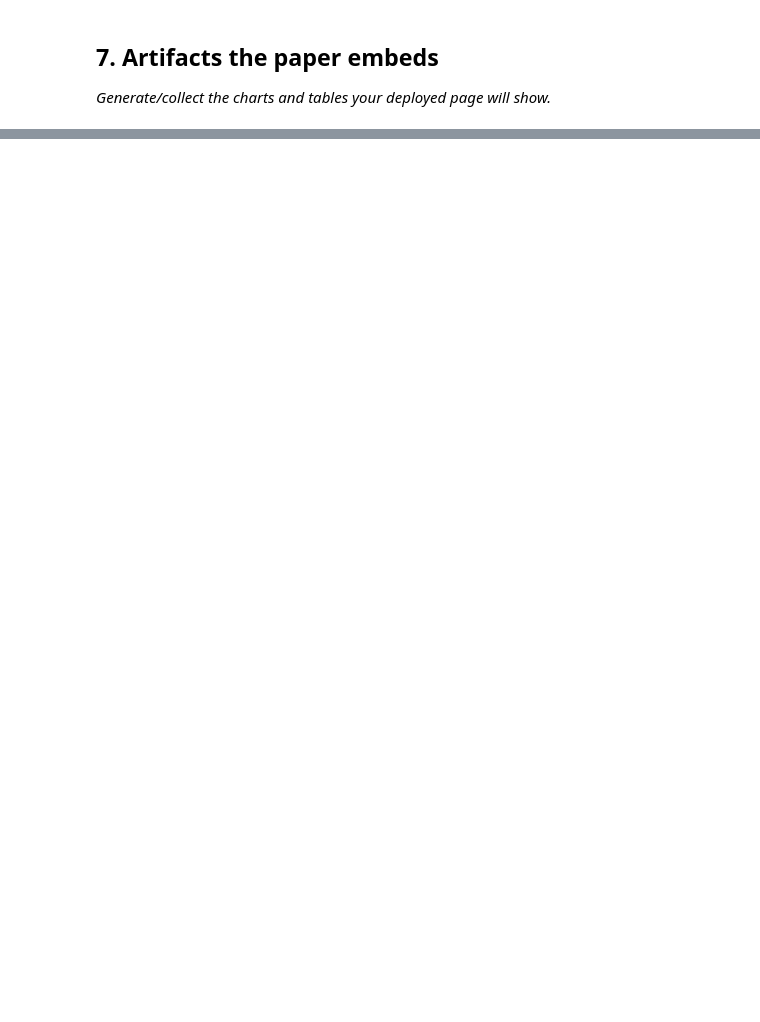
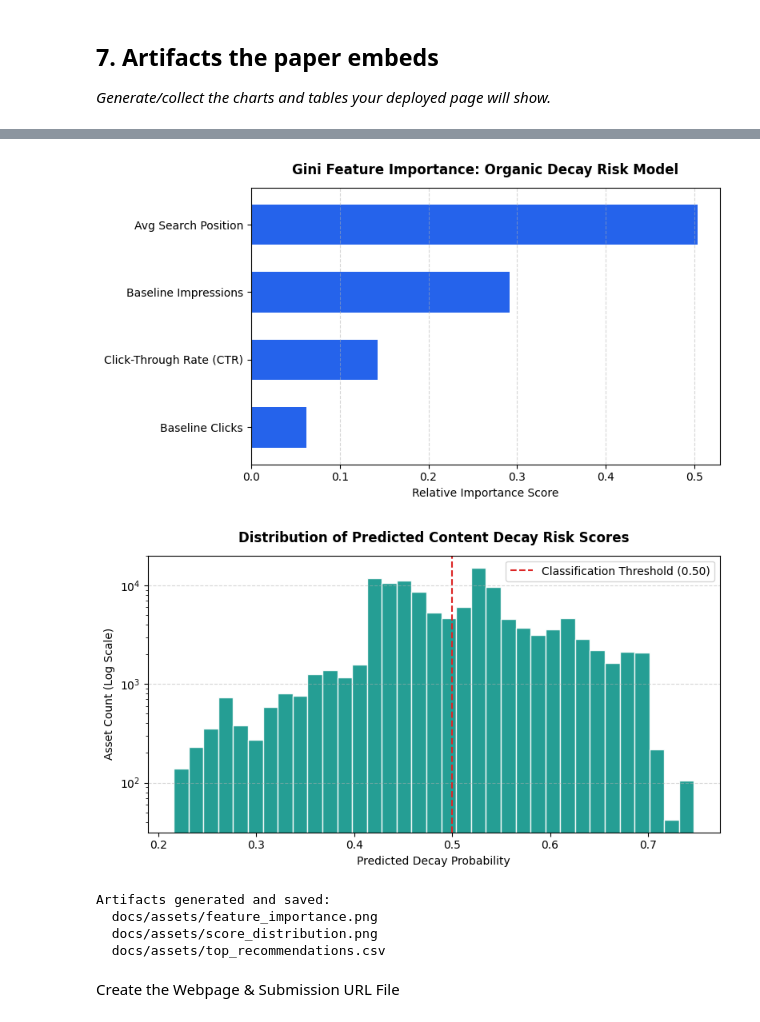
Before and after one commit to Aishwarya00608/FlyRank_Assignment, a Jupyter notebook: work/notebooks/capstone.ipynb, the cells around one changed output, grey strips where cells are left out. Saved outputs shown, nothing was run; the diff lists cells and outputs as text; code cells hidden in the pictures; blank space fills up the shorter version.

Commit message:
Add completed capstone notebook
Use HF_TOKEN from the environment instead of committing credentials.\n\nCo-authored-by: Copilot App <223556219+Copilot@users.noreply.github.com>

```diff
--- a/work/notebooks/capstone.ipynb
+++ b/work/notebooks/capstone.ipynb
@@ -14,3 +20,22 @@ This skeleton is yours to fill. Work the sections **in order** — each one has
 ## 2. Data
 
 *Which release, which tables, date windows, what you excluded and why. Public-safe.*
+# %%
+import duckdb
+import pandas as pd
+import numpy as np
+import os
+
+# 1. Connect DuckDB
+con = duckdb.connect()
+
+# 2. Install and load httpfs FIRST so DuckDB knows what Hugging Face is
+con.execute("INSTALL httpfs; LOAD httpfs;")
+
+# 3. Configure the Hugging Face token
+HF_TOKEN = os.environ.get("HF_TOKEN")
+if not HF_TOKEN:
+    raise RuntimeError("Set the HF_TOKEN environment variable before running this notebook.")
+con.execute(f"CREATE SECRET (TYPE HUGGINGFACE, TOKEN '{HF_TOKEN}');")
+
+print("DuckDB connected and configured successfully!")
@@ -36,0 +286,59 @@ This skeleton is yours to fill. Work the sections **in order** — each one has
+# %%
+import os
+import matplotlib.pyplot as plt
+import seaborn as sns
+
+# Ensure asset directory exists
+os.makedirs("docs/assets", exist_ok=True)
+
+# -------------------------------------------------------------
+# 1. Feature Importance Artifact
+# -------------------------------------------------------------
+feat_imp = pd.Series(rf_model.feature_importances_, index=[
+    'Baseline Impressions', 'Baseline Clicks', 'Avg Search Position', 'Click-Through Rate (CTR)'
+]).sort_values(ascending=True)
+
+plt.figure(figsize=(8, 4.5))
+ax1 = feat_imp.plot(kind='barh', color='#2563eb', width=0.6)
+plt.title("Gini Feature Importance: Organic Decay Risk Model", fontsize=12, fontweight='bold', pad=12)
+plt.xlabel("Relative Importance Score", fontsize=10)
+plt.grid(axis='x', linestyle='--', alpha=0.5)
+plt.tight_layout()
+plt.savefig("docs/assets/feature_importance.png", dpi=200)
+plt.show()
+
+# -------------------------------------------------------------
+# 2. Risk Score Distribution Artifact
+# -------------------------------------------------------------
+plt.figure(figsize=(8, 4.5))
+plt.hist(df['decay_risk_score'], bins=35, color='#0d9488', edgecolor='white', alpha=0.9)
+plt.axvline(0.5, color='#dc2626', linestyle='--', linewidth=1.5, label='Classification Threshold (0.50)')
+plt.title("Distribution of Predicted Content Decay Risk Scores", fontsize=12, fontweight='bold', pad=12)
+plt.xlabel("Predicted Decay Probability", fontsize=10)
+plt.ylabel("Asset Count (Log Scale)", fontsize=10)
+plt.yscale('log')
+plt.legend()
+plt.grid(axis='y', linestyle='--', alpha=0.5)
+plt.tight_layout()
+plt.savefig("docs/assets/score_distribution.png", dpi=200)
+plt.show()
+
+# -------------------------------------------------------------
+# 3. Export Summary Table & Ranked Queue
+# -------------------------------------------------------------
+# Save the top prioritized audit queue for editorial workflows
+ranked_recommendations.to_csv("docs/assets/top_recommendations.csv", index=False)
+
+print("Artifacts generated and saved:")
+print("  docs/assets/feature_importance.png")
+print("  docs/assets/score_distribution.png")
+print("  docs/assets/top_recommendations.csv")
+# %% [output]
+[figure, added]
+[figure, added]
+Artifacts generated and saved:
+  docs/assets/feature_importance.png
+  docs/assets/score_distribution.png
+  docs/assets/top_recommendations.csv
+# %% [markdown]
+Create the Webpage & Submission URL File
```
Also changed, not shown: parts of 13 cells of this notebook.
